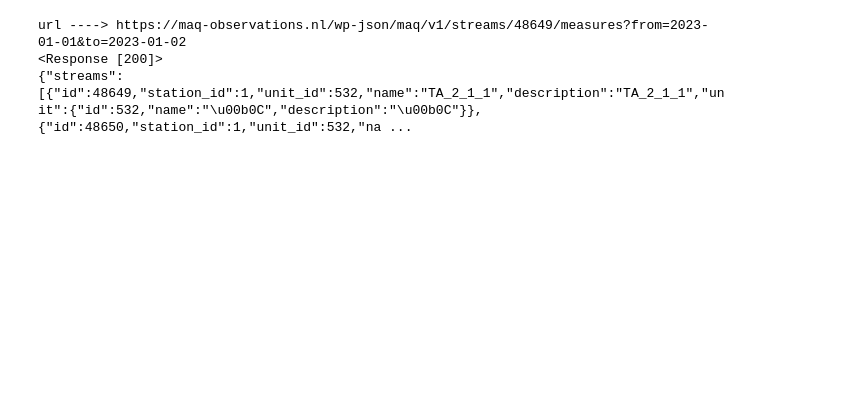
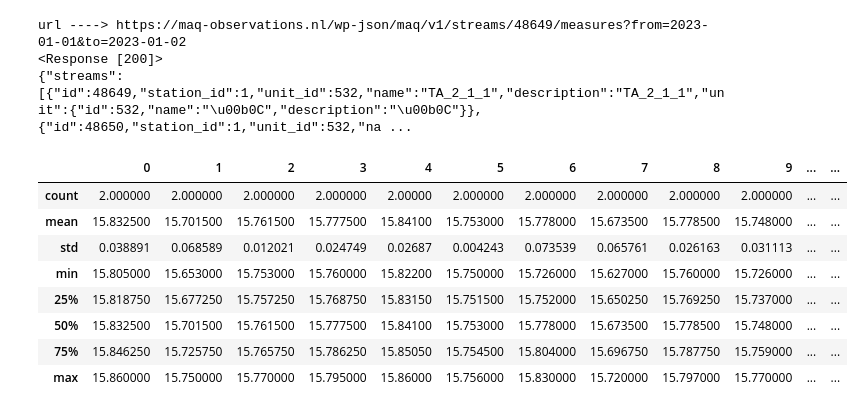
Before and after one commit to MatthijsKok01/Code, a Jupyter notebook: import_data.ipynb, the cells around one changed output. Drawn from its saved outputs; the diff is of its cells as text; code cells hidden in the pictures; blank space fills up the shorter version.

Commit message:
opening data fram sensor

```diff
--- a/import_data.ipynb
+++ b/import_data.ipynb
@@ -20,11 +24,39 @@ url ----> https://maq-observations.nl/wp-json/maq/v1/streams/48649/measures?from
 {"streams":[{"id":48649,"station_id":1,"unit_id":532,"name":"TA_2_1_1","description":"TA_2_1_1","unit":{"id":532,"name":"\u00b0C","description":"\u00b0C"}},{"id":48650,"station_id":1,"unit_id":532,"na ...
 # %%
 #GET DATA TA_2_1_1 VEENKAMPEN 2023-01-01 to 2023-01-02
+data_frame = []
+stream_ids = [48649, 48651]
+desired_dates = '?from=2023-01-01&to=2023-01-02'
+for stream_id in stream_ids:
+    END_POINT = f'/wp-json/maq/v1/streams/{stream_id}/measures{desired_dates}'
+    response = requests.get(HOST_KL + END_POINT, headers=headers)
+    data = response.json()
+    df = pd.DataFrame(data['measures'])
+    data_frame.append(df['value'])
 END_POINT = '/wp-json/maq/v1/streams/48649/measures?from=2023-01-01&to=2023-01-02'
 get = requests.get(HOST_KL + END_POINT, headers=headers)
 #print(get)
 #print(get.text)
 #Alternatively: Use it as a dictionary
 a = get.json()
-print(a)
+#a['measures']
+response = requests.get(HOST_KL + END_POINT, headers=headers)
+data = response.json()
+
+# Convert directly to DataFrame
+#df = pd.DataFrame(data['measures'])
+#for i in range(len(data_frame)):
+
+#data = pd.DataFrame(data_frame)
+df1 = pd.DataFrame([np.array(sublist).flatten() for sublist in data_frame]) #change this order to get the right shape
+df1.describe()
 # %% [output]
+|  | 0 | 1 | 2 | 3 | 4 | 5 | 6 | 7 | 8 | 9 | ... | ... |
+| count | 2.000000 | 2.000000 | 2.000000 | 2.000000 | 2.00000 | 2.000000 | 2.000000 | 2.000000 | 2.000000 | 2.000000 | ... | ... |
+| mean | 15.832500 | 15.701500 | 15.761500 | 15.777500 | 15.84100 | 15.753000 | 15.778000 | 15.673500 | 15.778500 | 15.748000 | ... | ... |
+| std | 0.038891 | 0.068589 | 0.012021 | 0.024749 | 0.02687 | 0.004243 | 0.073539 | 0.065761 | 0.026163 | 0.031113 | ... | ... |
+| min | 15.805000 | 15.653000 | 15.753000 | 15.760000 | 15.82200 | 15.750000 | 15.726000 | 15.627000 | 15.760000 | 15.726000 | ... | ... |
+| 25% | 15.818750 | 15.677250 | 15.757250 | 15.768750 | 15.83150 | 15.751500 | 15.752000 | 15.650250 | 15.769250 | 15.737000 | ... | ... |
+| 50% | 15.832500 | 15.701500 | 15.761500 | 15.777500 | 15.84100 | 15.753000 | 15.778000 | 15.673500 | 15.778500 | 15.748000 | ... | ... |
+| 75% | 15.846250 | 15.725750 | 15.765750 | 15.786250 | 15.85050 | 15.754500 | 15.804000 | 15.696750 | 15.787750 | 15.759000 | ... | ... |
+| max | 15.860000 | 15.750000 | 15.770000 | 15.795000 | 15.86000 | 15.756000 | 15.830000 | 15.720000 | 15.797000 | 15.770000 | ... | ... |
```
Also changed, not shown: parts of 3 cells of this notebook.
